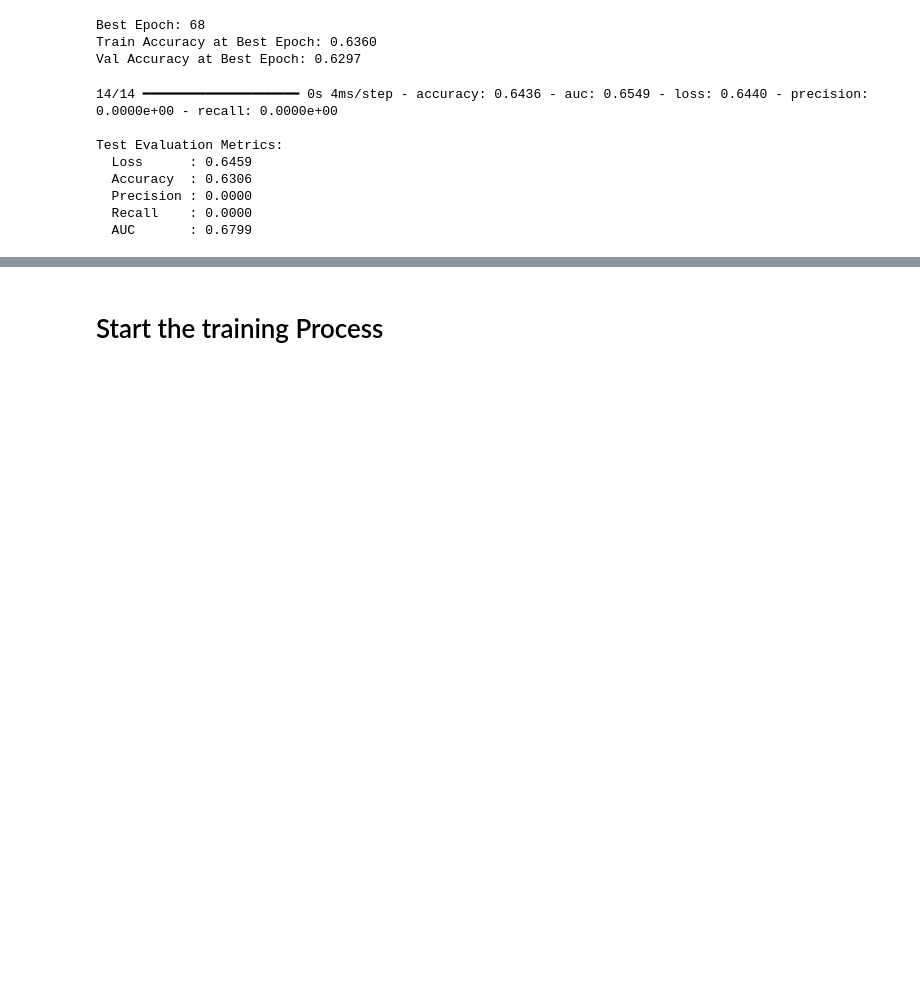
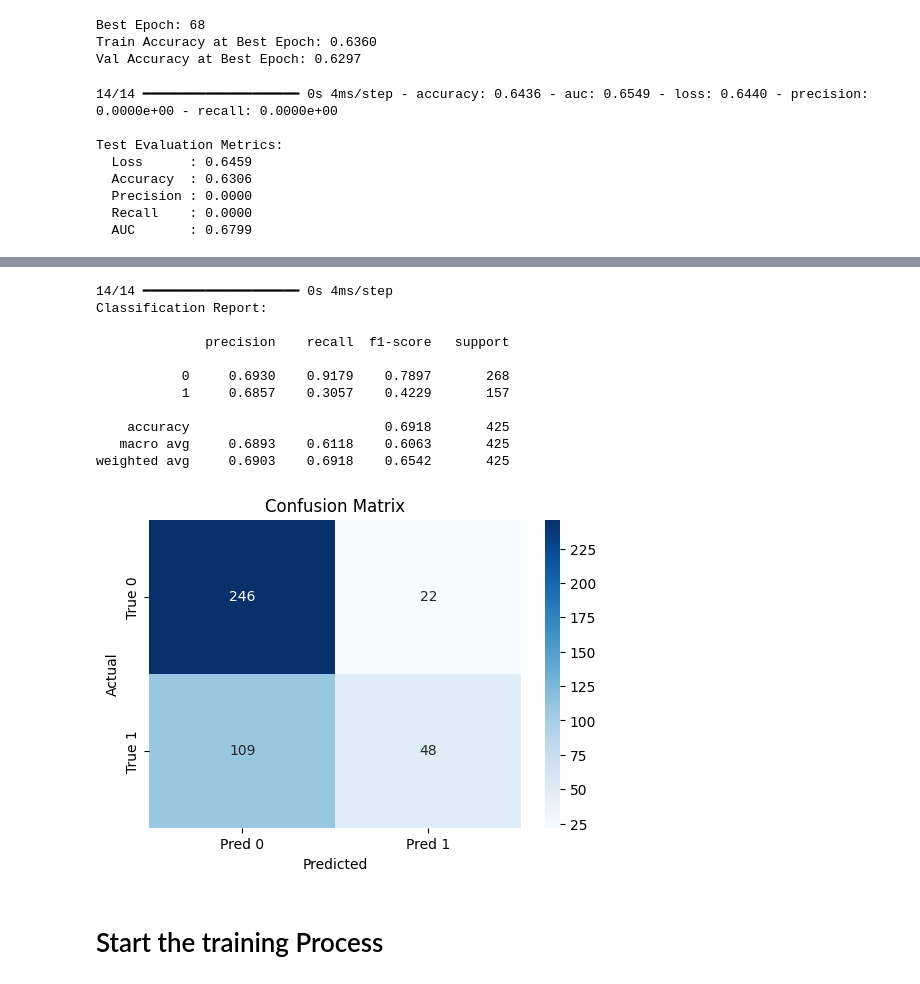
Before and after one commit to IrakizaGaius/PeerGroup8WaterQualityModel, a Jupyter notebook: Peer_Group_8__formative_II__.ipynb, the cells around one changed output, grey strips where cells are left out. Drawn from its saved outputs; the diff is of its cells as text; code cells hidden in the pictures; blank space fills up the shorter version.

Commit message:
Model 5 implementation

```diff
--- a/Peer_Group_8__formative_II__.ipynb
+++ b/Peer_Group_8__formative_II__.ipynb
@@ -610,3 +686,43 @@ def model_name_of_student():
+# %%
+#Classification report and Confusion Matrix
+
+from sklearn.metrics import classification_report, confusion_matrix
+import seaborn as sns
+import matplotlib.pyplot as plt
+
+# Predict probabilities
+y_pred_probs = model.predict(X_test)
+
+# Convert probabilities to binary class predictions (threshold = 0.5)
+y_pred = (y_pred_probs > 0.5).astype(int)
+
+# Classification report
+print("Classification Report:\n")
+print(classification_report(y_test, y_pred, digits=4))
+
+# Confusion matrix
+cm = confusion_matrix(y_test, y_pred)
+
+# Visualize confusion matrix
+plt.figure(figsize=(6,4))
+sns.heatmap(cm, annot=True, fmt="d", cmap="Blues", xticklabels=["Pred 0", "Pred 1"], yticklabels=["True 0", "True 1"])
+plt.xlabel("Predicted")
+plt.ylabel("Actual")
+plt.title("Confusion Matrix")
+plt.show()
+# %% [output]
+14/14 ━━━━━━━━━━━━━━━━━━━━ 0s 4ms/step
+Classification Report:
+
+              precision    recall  f1-score   support
+
+           0     0.6930    0.9179    0.7897       268
+           1     0.6857    0.3057    0.4229       157
+
+    accuracy                         0.6918       425
+   macro avg     0.6893    0.6118    0.6063       425
+weighted avg     0.6903    0.6918    0.6542       425
+[figure, added]
 # %% [markdown]
 # Start the training Process
 # %%
```
Also changed, not shown: parts of 5 cells of this notebook, 1 other file.
